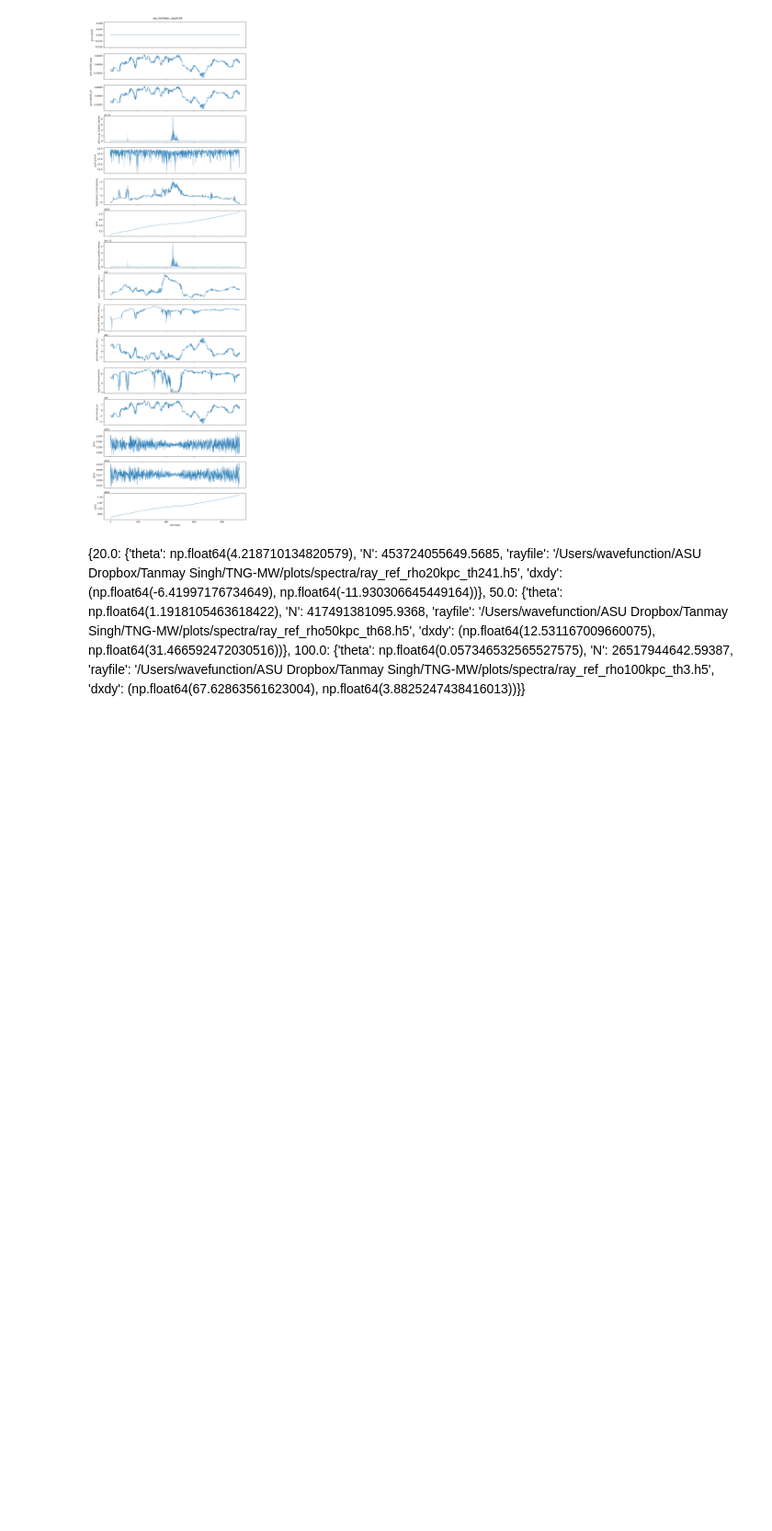
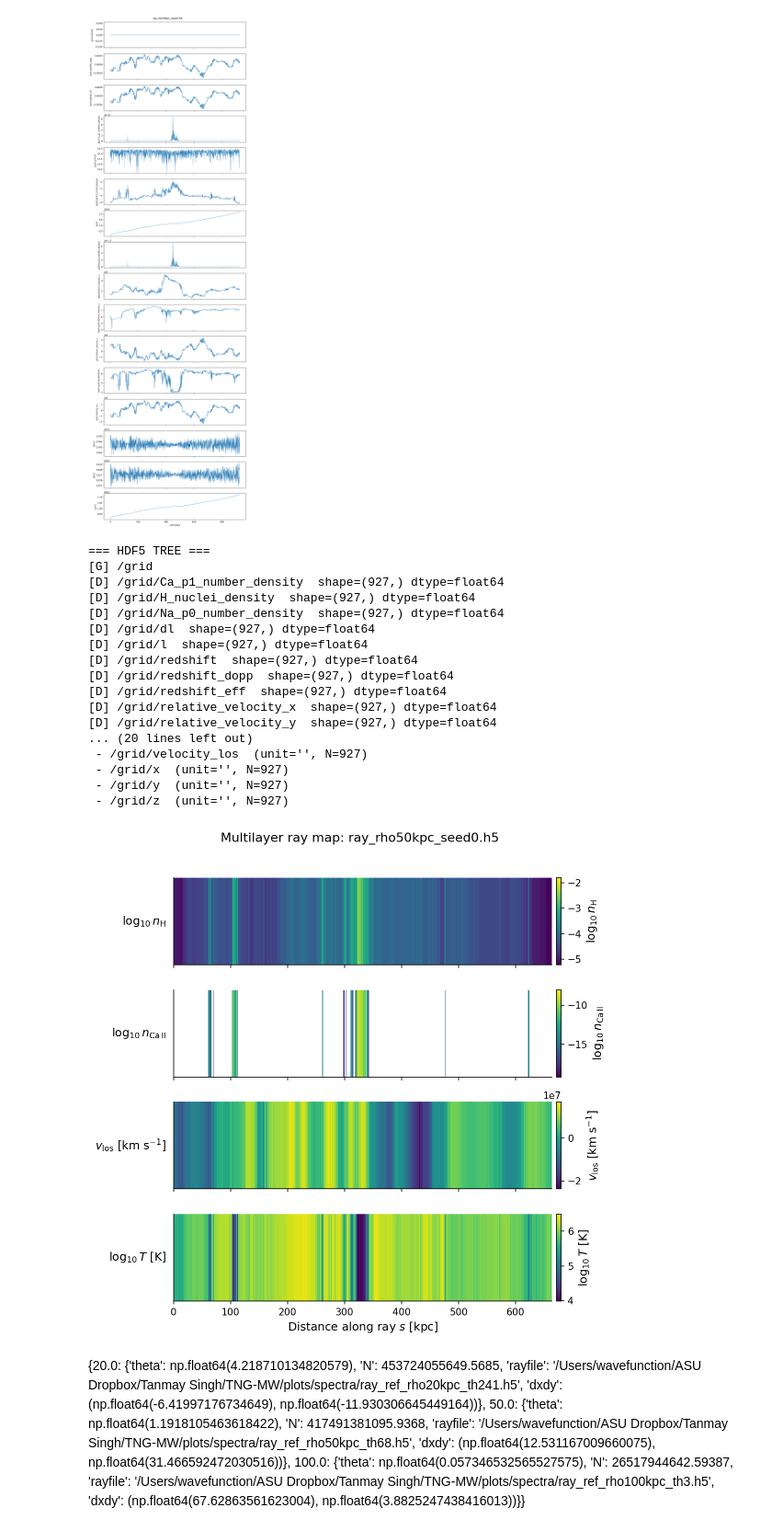
Before and after one commit to tanmay-starslab/tng-mw-kinematics-spec, a Jupyter notebook: notebooks/vis.ipynb, the cells around one changed output. Shown at 92% size. Saved outputs shown, nothing was run; the diff lists cells and outputs as text; code cells hidden in the pictures; blank space fills up the shorter version.

```diff
--- a/notebooks/vis.ipynb
+++ b/notebooks/vis.ipynb
@@ -14,8 +14,9 @@ import trident
 from src.tngmw.config import RAW, PLOTS
 
 # Load the dataset
-ds = yt.load(RAW / "subhalo_432106_cutout_full.hdf5")
+#ds = yt.load(RAW / "subhalo_432106_cutout_full.hdf5")
 # ds = yt.load(RAW / "subhalo_509091_cutout_full.hdf5")
+ds = yt.load(RAW / "subhalo_535050_cutout_full.hdf5")
 print("Fields available after load:", ds.field_list)
 
 # Add ion fields
@@ -163,8 +276,8 @@ def compute_f_value(Aki, wavelength_A, g_upper, g_lower):
 # ------------------------
 lines = [
     # name, Aki [s⁻¹], λ [Å], J_lower, J_upper
-    ("Na I D2", 6.16e7, 5889.95095, 0.5, 1.5),
-    ("Na I D1", 6.14e7, 5895.92424, 0.5, 0.5),
+    ("Na I D2", 6.16e7, 5891.583264, 0.5, 1.5),
+    ("Na I D1", 6.14e7, 5897.566617, 0.5, 0.5),
     ("Ca II K", 1.47e8, 3933.663,   0.5, 1.5),
     ("Ca II H", 1.40e8, 3968.469,   0.5, 0.5),
 ]
@@ -807,3 +1074,47 @@ if __name__ == "__main__":
+# %%
+
+print("=== HDF5 TREE ===")
+print_h5_tree(BUNDLE)
+
+series, n_cells, layout = collect_series(
+    BUNDLE,
+    include_ftypes=INCLUDE_FTYPES,
+    include_convenience=True
+)
+print(f"\nLayout: {layout} ; n_cells={n_cells} ; series={len(series)}")
+for s in series:
+    print(f" - {s['path']}  (unit='{s['unit']}', N={s['data'].size})")
+
+# Optional: comment this out if you don't want the old per-cell panels
+# print("\n=== Plotting per-cell series ===")
+# plot_all_series(series, bundle_name=os.path.basename(BUNDLE),
+#                 page_size=PAGE_SIZE, save_dir=SAVE_DIR)
+
+# New multilayer 2D ray map
+plot_ray_multilayer_map(
+    BUNDLE,
+    distance_unit="kpc",   # or "cell" if you prefer
+    save_path=None         # or "/path/to/ray_multilayer.png"
+)
+# %% [output]
+=== HDF5 TREE ===
+[G] /grid
+[D] /grid/Ca_p1_number_density  shape=(927,) dtype=float64
+[D] /grid/H_nuclei_density  shape=(927,) dtype=float64
+[D] /grid/Na_p0_number_density  shape=(927,) dtype=float64
+[D] /grid/dl  shape=(927,) dtype=float64
+[D] /grid/l  shape=(927,) dtype=float64
+[D] /grid/redshift  shape=(927,) dtype=float64
+[D] /grid/redshift_dopp  shape=(927,) dtype=float64
+[D] /grid/redshift_eff  shape=(927,) dtype=float64
+[D] /grid/relative_velocity_x  shape=(927,) dtype=float64
+[D] /grid/relative_velocity_y  shape=(927,) dtype=float64
+... (20 lines left out)
+ - /grid/velocity_los  (unit='', N=927)
+ - /grid/x  (unit='', N=927)
+ - /grid/y  (unit='', N=927)
+ - /grid/z  (unit='', N=927)
+[figure, added]
 # %% [markdown]
 {20.0: {'theta': np.float64(4.218710134820579),
   'N': 453724055649.5685,
```
Also changed, not shown: parts of 14 cells of this notebook, 1 other file.
